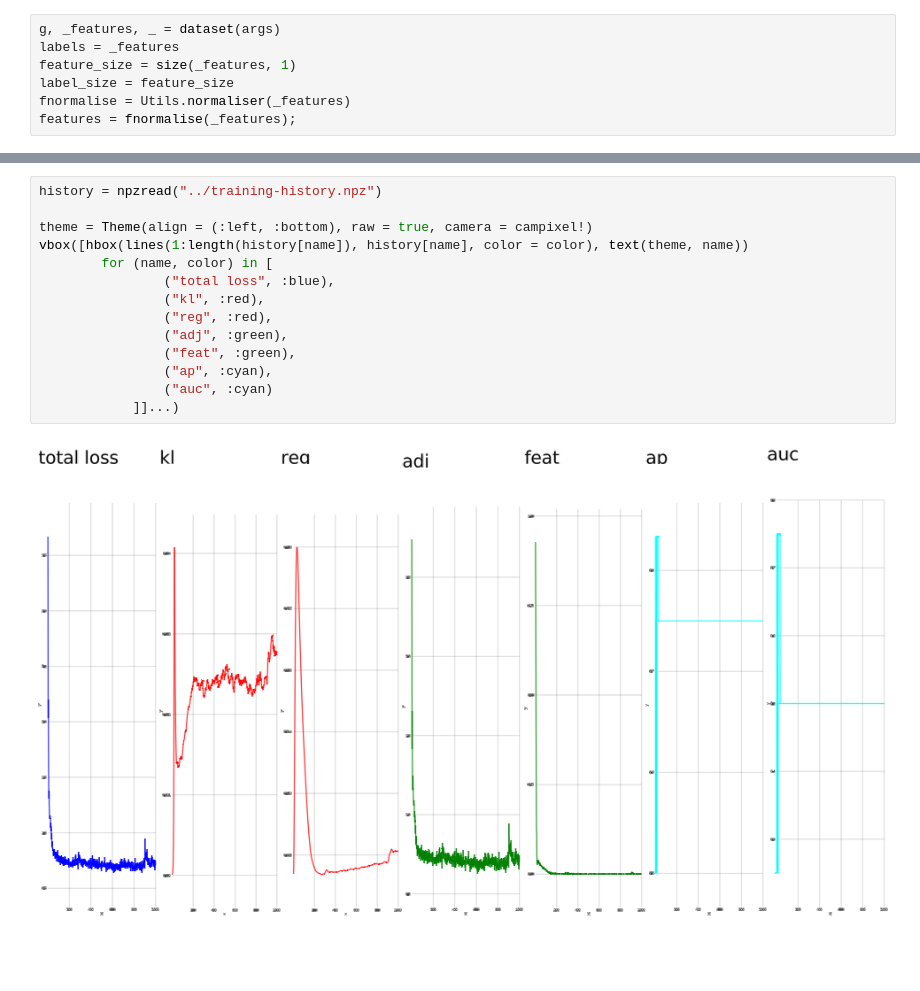
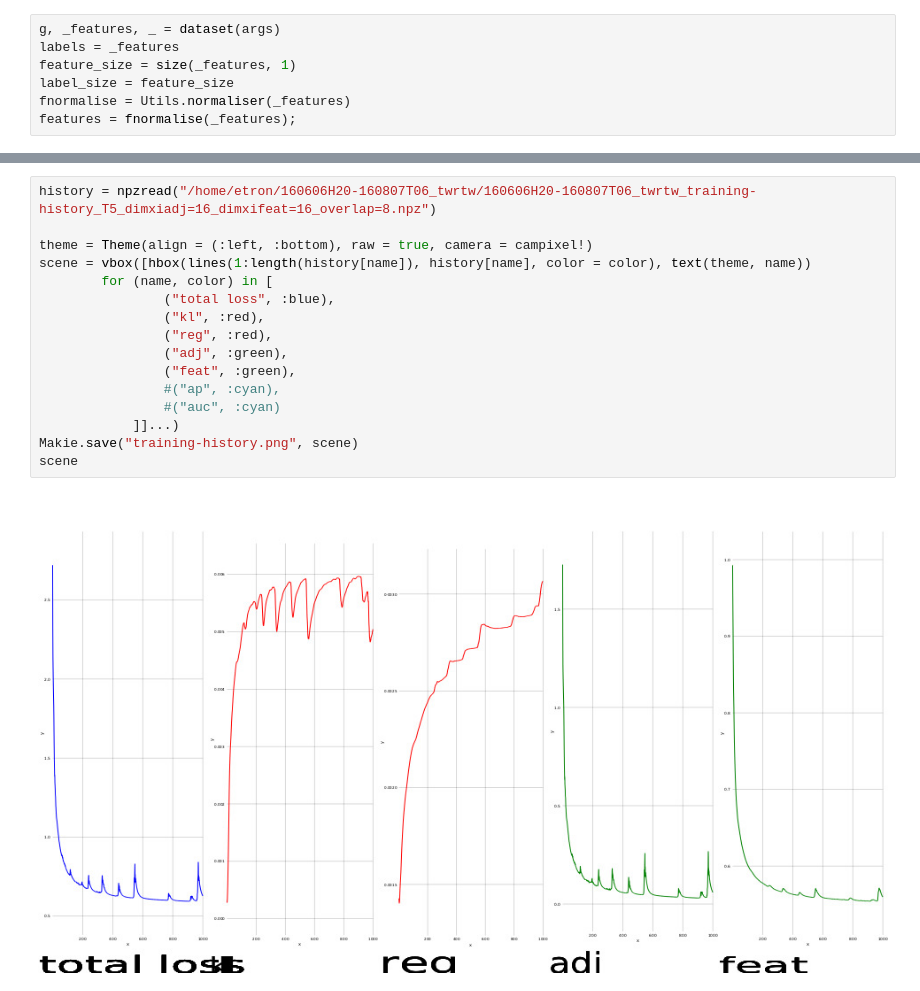
Before and after one commit to ixxi-dante/an2vec, a Jupyter notebook: julia/plot-saved-model.ipynb, the cells around one changed output, grey strips where cells are left out. Cells and saved outputs as stored; diff of their text form; blank space fills up the shorter version.

Commit message:
feat/results: plot with Cairo in highres

```diff
--- a/julia/plot-saved-model.ipynb
+++ b/julia/plot-saved-model.ipynb
@@ -148,21 +147,23 @@ Info: using unshared l1 encoder
 Info: using deep adjacency decoder
 Info: using boolean feature decoder
 # %%
-history = npzread("../training-history.npz")
+history = npzread("/home/etron/160606H20-160807T06_twrtw/160606H20-160807T06_twrtw_training-history_T5_dimxiadj=16_dimxifeat=16_overlap=8.npz")
 
 theme = Theme(align = (:left, :bottom), raw = true, camera = campixel!)
-vbox([hbox(lines(1:length(history[name]), history[name], color = color), text(theme, name))
+scene = vbox([hbox(lines(1:length(history[name]), history[name], color = color), text(theme, name))
         for (name, color) in [
                 ("total loss", :blue),
                 ("kl", :red),
                 ("reg", :red),
                 ("adj", :green),
                 ("feat", :green),
-                ("ap", :cyan),
-                ("auc", :cyan)
+                #("ap", :cyan),
+                #("auc", :cyan)
             ]]...)
+Makie.save("training-history.png", scene)
+scene
 # %% [output]
-[figure, old version]
+[figure, new version]
 # %%
 #communities = [c for c in 1:args["l"] for i in 1:args["k"]]
 #palette = distinguishable_colors(args["l"])
```
Also changed, not shown: parts of 9 cells of this notebook.
